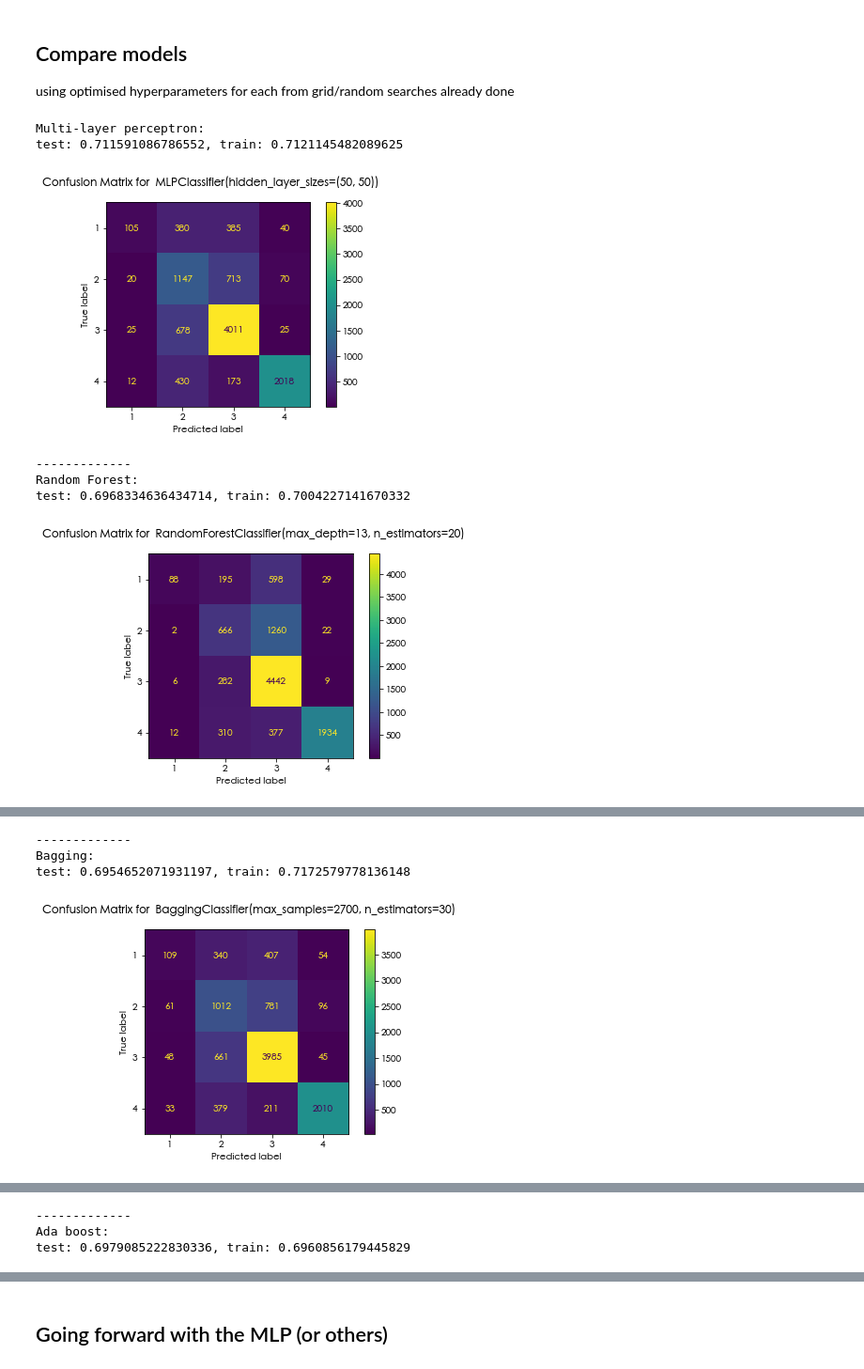
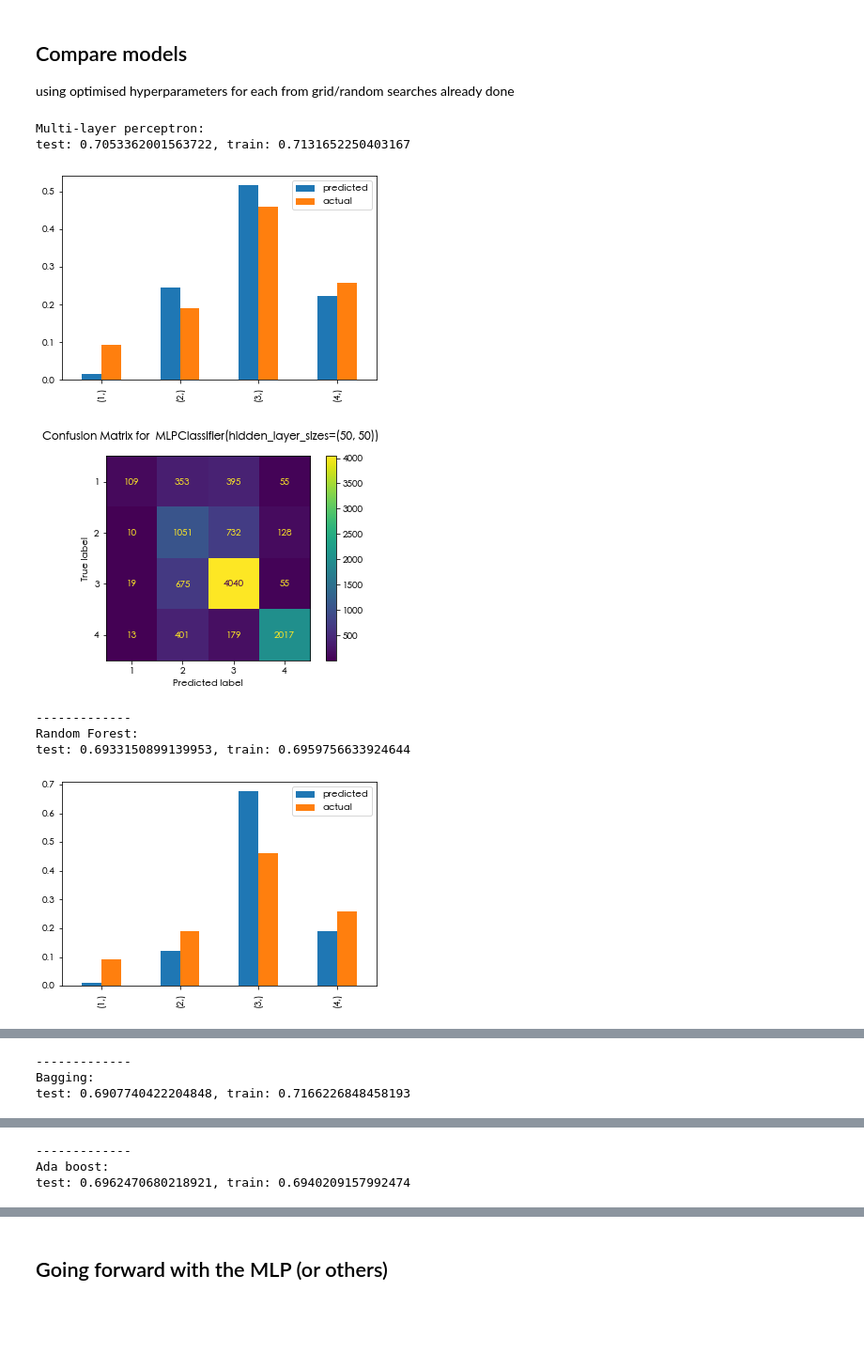
Before and after one commit to jonfrank/football-predictor, a Jupyter notebook: model_explained.ipynb, the cells around one changed output, grey strips where cells are left out. Shown: that part at 94% size. Cells and saved outputs as stored; diff of their text form; code cells hidden in the pictures; blank space fills up the shorter version.

Commit message:
Asking questions about the accuracy of the feature data for predictions - model doesn't perform

```diff
--- a/model_explained.ipynb
+++ b/model_explained.ipynb
@@ -443,31 +443,35 @@ using optimised hyperparameters for each from grid/random searches already done
 # %%
 models = {
     # 'Multi-layer perceptron': [MLPClassifier(activation='logistic', hidden_layer_sizes=(50, 50),learning_rate='adaptive')],
     'Multi-layer perceptron': [MLPClassifier(hidden_layer_sizes=(50, 50))],
     'Random Forest': [RandomForestClassifier(max_depth=13, n_estimators=20)],
     'Bagging': [BaggingClassifier(n_estimators=30, max_samples=2700)],
     'Ada boost': [AdaBoostClassifier(learning_rate=1, n_estimators=68)],
     'Extra trees': [ExtraTreesClassifier(n_estimators=150, max_depth=15)],
     'K neighbours': [KNeighborsClassifier(n_neighbors=100, weights='uniform')]
 }
 
+actual = pd.DataFrame(y_train).value_counts(normalize=True, sort=False)
 for model in models:
     print(f"{model}:")
     test_model = models[model][0]
     test_model.fit(X_train, y_train)
     acc = accuracy_score(y_val, test_model.predict(X_val))
     train_acc = accuracy_score(y_train, test_model.predict(X_train))
     print(f"test: {acc}, train: {train_acc}")
+    predicted = pd.DataFrame(test_model.predict(X_train)).value_counts(normalize=True, sort=False)
+    pd.concat([predicted, actual], axis=1, keys=['predicted','actual']).plot(kind='bar')
     models[model].extend([acc, train_acc])
     fig=plot_confusion_matrix(test_model, X_val, y_val)
     fig.figure_.suptitle("Confusion Matrix for  " + str(test_model))
     plt.show()
     print('-------------')
 # %% [output]
 Multi-layer perceptron:
-test: 0.711591086786552, train: 0.7121145482089625
+test: 0.7053362001563722, train: 0.7131652250403167
-[figure, old version]
+[figure, new version]
+[figure, new version]
 -------------
 Random Forest:
-test: 0.6968334636434714, train: 0.7004227141670332
+test: 0.6933150899139953, train: 0.6959756633924644
-[figure, old version]
+[figure, new version]
@@ -474,4 +479,3 @@ test: 0.6968334636434714, train: 0.7004227141670332
 -------------
 Bagging:
-test: 0.6954652071931197, train: 0.7172579778136148
+test: 0.6907740422204848, train: 0.7166226848458193
-[figure, old version]
@@ -478,3 +484,3 @@ test: 0.6954652071931197, train: 0.7172579778136148
 -------------
 Ada boost:
-test: 0.6979085222830336, train: 0.6960856179445829
+test: 0.6962470680218921, train: 0.6940209157992474
```
Also changed, not shown: parts of 3 cells of this notebook, 2 other files.
